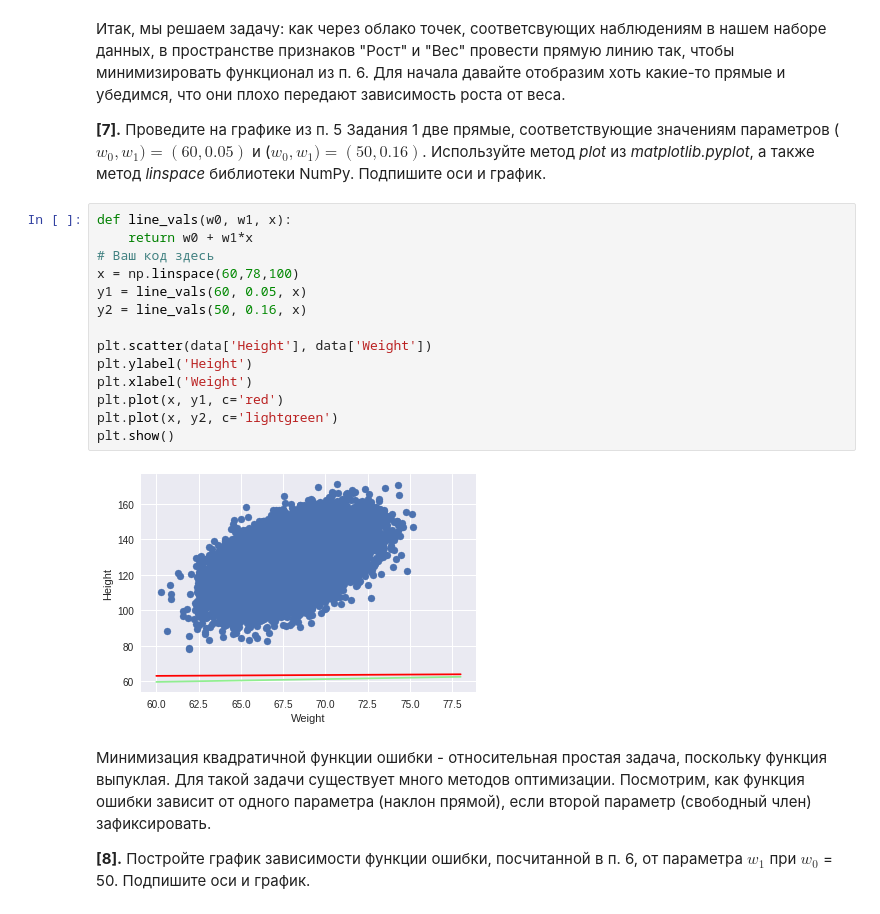
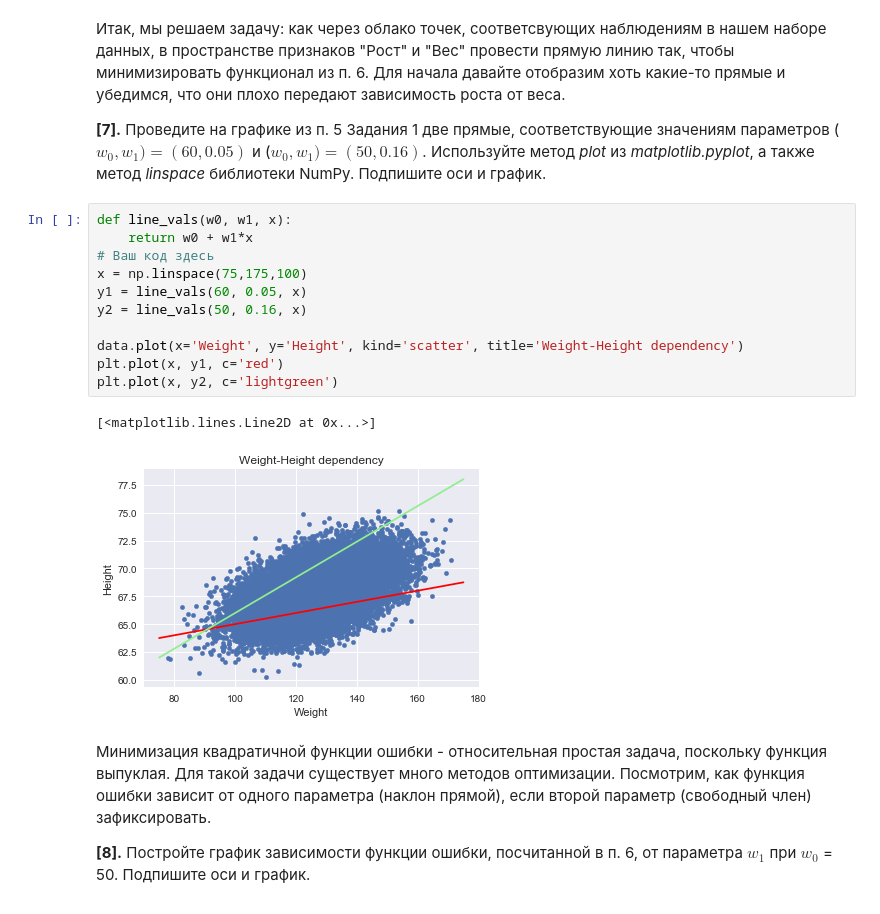
Before and after one commit to diman4ik/YandexML, a Jupyter notebook: Learning with teacher/week1/peer_review_linreg_height_weight.ipynb, the cells around one changed output. Drawn from its saved outputs; the diff is of its cells as text.

```diff
--- a/Learning with teacher/week1/peer_review_linreg_height_weight.ipynb
+++ b/Learning with teacher/week1/peer_review_linreg_height_weight.ipynb
@@ -150,19 +150,17 @@ def compute_error(w0, w1, x, y):
 # %%
 def line_vals(w0, w1, x):
     return w0 + w1*x
 # Ваш код здесь
-x = np.linspace(60,78,100)
+x = np.linspace(75,175,100)
 y1 = line_vals(60, 0.05, x)
 y2 = line_vals(50, 0.16, x)
 
-plt.scatter(data['Height'], data['Weight'])
-plt.ylabel('Height')
-plt.xlabel('Weight')
+data.plot(x='Weight', y='Height', kind='scatter', title='Weight-Height dependency')
 plt.plot(x, y1, c='red')
 plt.plot(x, y2, c='lightgreen')
-plt.show()
 # %% [output]
+[<matplotlib.lines.Line2D at 0x...>]
-[figure, old version]
+[figure, new version]
 # %% [markdown]
 Минимизация квадратичной функции ошибки - относительная простая задача, поскольку функция выпуклая. Для такой задачи существует много методов оптимизации. Посмотрим, как функция ошибки зависит от одного параметра (наклон прямой), если второй параметр (свободный член) зафиксировать.
 
```
Also changed, not shown: parts of 15 cells of this notebook.
